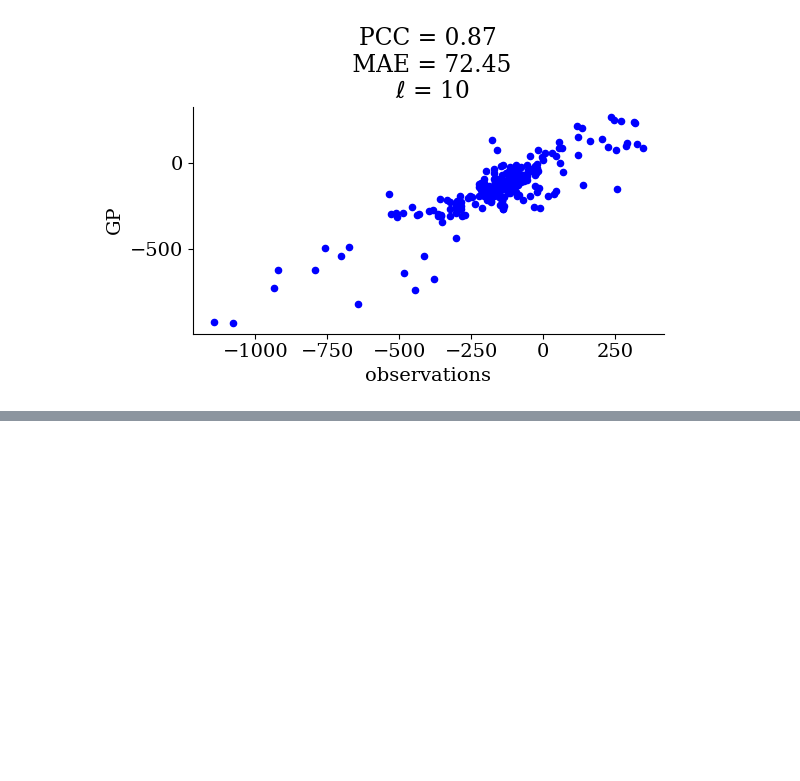
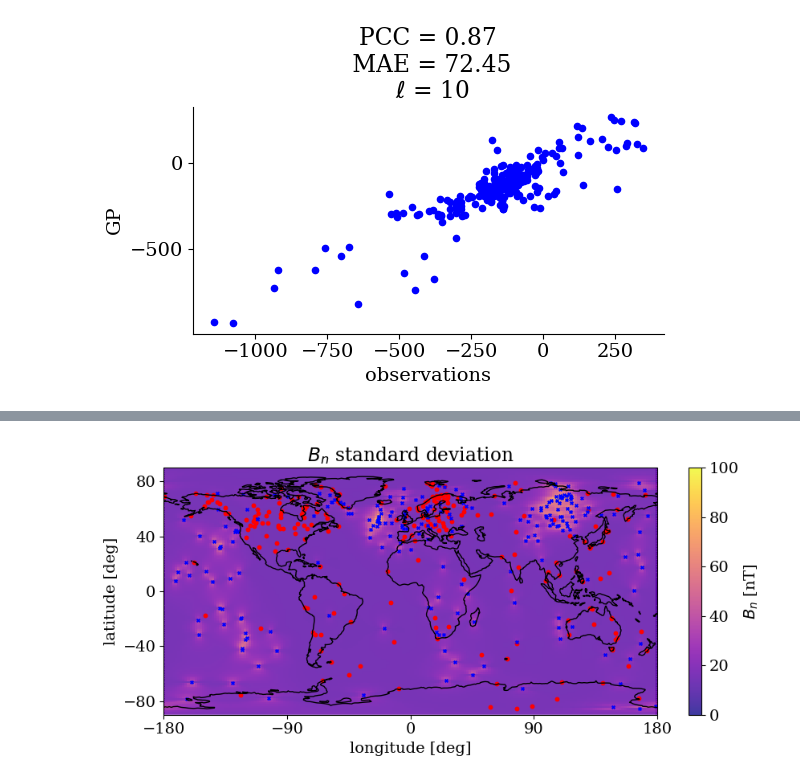
Before and after one commit to FrontierDevelopmentLab/2024-HL-GeoCL, a Jupyter notebook: src/GP/gaussian_process_tutorial_superMAG.ipynb, the cells around one changed output, grey strips where cells are left out. Cells and saved outputs as stored; diff of their text form; code cells hidden in the pictures; blank space fills up the shorter version.

```diff
--- a/src/GP/gaussian_process_tutorial_superMAG.ipynb
+++ b/src/GP/gaussian_process_tutorial_superMAG.ipynb
@@ -474,0 +573,26 @@ plt.savefig("figures/sec_error.png", dpi=600)
+# %%
+fig = plt.figure(figsize=(9, 4))
+ax = fig.add_subplot(1, 1, 1, projection=ccrs.PlateCarree())
+
+
+ax.coastlines()
+pos = ax.pcolormesh(pred_lon[:, :, 0], pred_lat[:, :, 0], np.reshape(np.sqrt(B)[:n_lat*n_lon], (n_lat, n_lon), "C"), alpha=0.8,
+                    transform=ccrs.PlateCarree(), vmin=0, vmax=100, cmap="plasma", shading="nearest")
+plt.scatter(geo_lon, geo_lat, s=10, c='red', transform=ccrs.PlateCarree())
+
+plt.scatter(geo_lon, geo_lat, c="red", s=7)
+ax.scatter(mesh_lon, mesh_lat, c="blue", s=7, marker="x")
+cbar = fig.colorbar(pos)
+cbar.ax.set_ylabel("$B_{n}$ [nT]", rotation=90)
+ax.set_xticks([-180, -90, 0, 90, 180])
+ax.set_yticks([-80, -40, 0, 40, 80])
+ax.set_title("$B_{n}$ standard deviation")
+ax.set_xlabel("longitude [deg]")
+ax.set_ylabel("latitude [deg]")
+ax.spines['right'].set_visible(False)
+ax.spines['top'].set_visible(False)
+plt.tight_layout()
+
+plt.savefig("figures/std_sec_linear_not.png", bbox_inches='tight', dpi=600)
+# %% [output]
+[figure, added]
```
Also changed, not shown: parts of 35 cells of this notebook, 3 other files.
